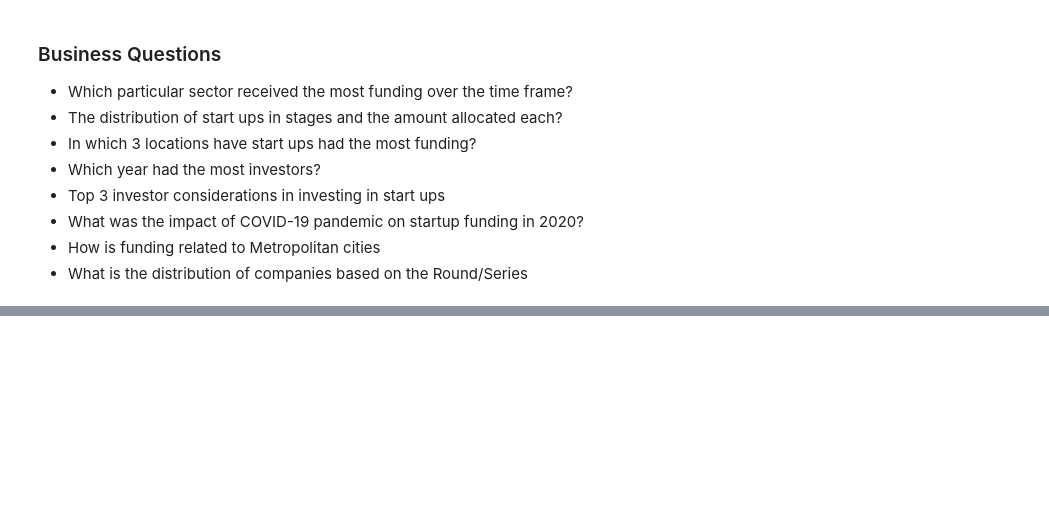
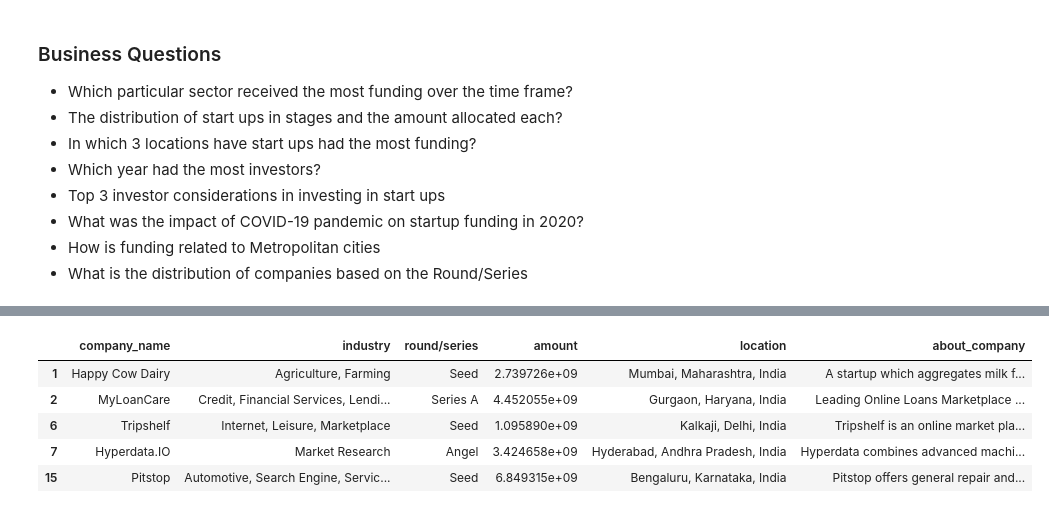
Before and after one commit to adubrightkwartengsnr/India_Startup_Analysis_2018-2021, a Jupyter notebook: start_up_analysis.ipynb, the cells around one changed output, grey strips where cells are left out. Cells and saved outputs as stored; diff of their text form; code cells hidden in the pictures; blank space fills up the shorter version.

```diff
--- a/start_up_analysis.ipynb
+++ b/start_up_analysis.ipynb
@@ -244,0 +446,12 @@ array([nan, 'Ecommerce', 'Edtech', 'Interior design', 'AgriTech',
+# %%
+# convert Rupees to Dollars
+exchange_rate = 0.0146 #0.0146USD = 1 Rupee
+rupee_data["amount"] = rupee_data["amount"] * (1/exchange_rate)
+rupee_data.head()
+# %% [output]
+|  | company_name | industry | round/series | amount | location | about_company |
+| 1 | Happy Cow Dairy | Agriculture, Farming | Seed | 2.739726e+09 | Mumbai, Maharashtra, India | A startup which aggregates milk f... |
+| 2 | MyLoanCare | Credit, Financial Services, Lendi... | Series A | 4.452055e+09 | Gurgaon, Haryana, India | Leading Online Loans Marketplace ... |
+| 6 | Tripshelf | Internet, Leisure, Marketplace | Seed | 1.095890e+09 | Kalkaji, Delhi, India | Tripshelf is an online market pla... |
+| 7 | Hyperdata.IO | Market Research | Angel | 3.424658e+09 | Hyderabad, Andhra Pradesh, India | Hyperdata combines advanced machi... |
+| 15 | Pitstop | Automotive, Search Engine, Servic... | Seed | 6.849315e+09 | Bengaluru, Karnataka, India | Pitstop offers general repair and... |
```
Also changed, not shown: parts of 45 cells of this notebook, 1 other file.
